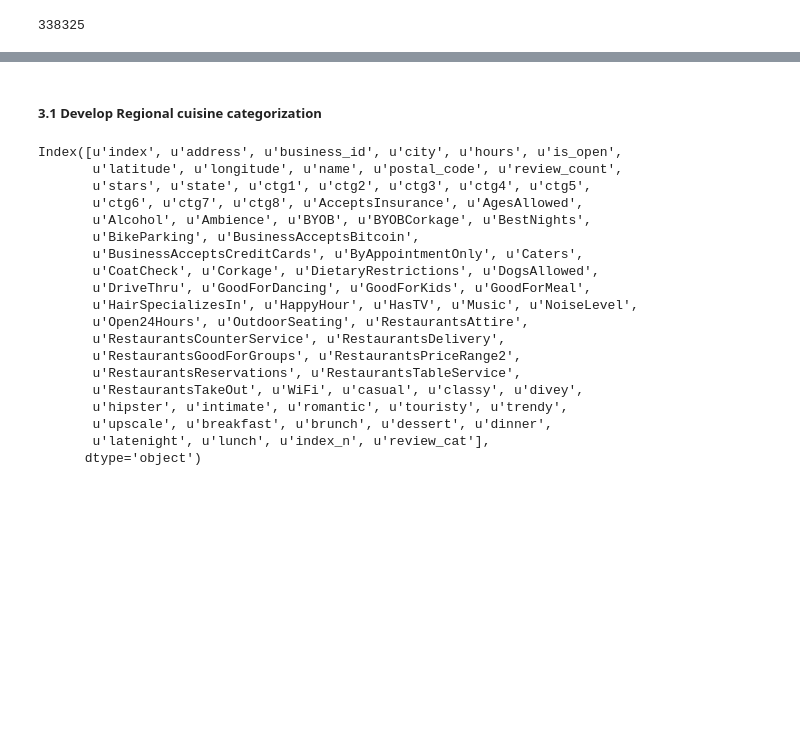
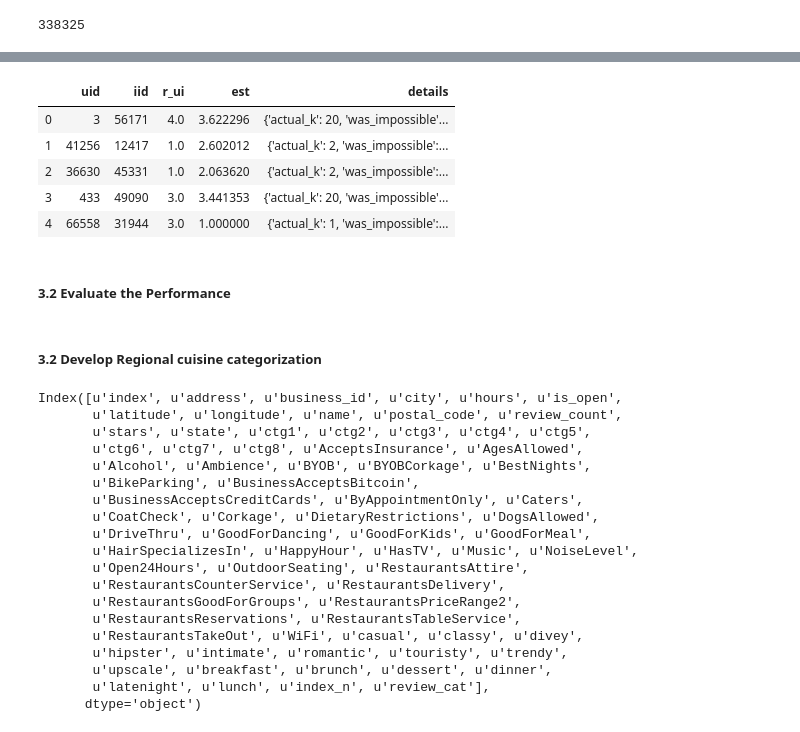
Before and after one commit to talham/CUNY, a Jupyter notebook: Data612/FinalProject/Yelp_analysis.ipynb, the cells around one changed output, grey strips where cells are left out. Saved outputs shown, nothing was run; the diff lists cells and outputs as text; code cells hidden in the pictures; blank space fills up the shorter version.

```diff
--- a/Data612/FinalProject/Yelp_analysis.ipynb
+++ b/Data612/FinalProject/Yelp_analysis.ipynb
@@ -715,0 +824,2 @@ len(rest_test)
+# %%
+algo_baseline=KNNBaseline(k=20,sim_options=sim_options)
@@ -715,0 +834,15 @@ len(rest_test)
+# %%
+pred_baseline=algo_baseline.test(rest_test)
+# %%
+pred_baseline_df=pd.DataFrame(pred_baseline)
+# %%
+pred_baseline_df.head()
+# %% [output]
+|  | uid | iid | r_ui | est | details |
+| 0 | 3 | 56171 | 4.0 | 3.622296 | {'actual_k': 20, 'was_impossible'... |
+| 1 | 41256 | 12417 | 1.0 | 2.602012 | {'actual_k': 2, 'was_impossible':... |
+| 2 | 36630 | 45331 | 1.0 | 2.063620 | {'actual_k': 2, 'was_impossible':... |
+| 3 | 433 | 49090 | 3.0 | 3.441353 | {'actual_k': 20, 'was_impossible'... |
+| 4 | 66558 | 31944 | 3.0 | 1.000000 | {'actual_k': 1, 'was_impossible':... |
+# %% [markdown]
+##### 3.2 Evaluate the Performance
@@ -716,5 +861,5 @@ len(rest_test)
 # %% [markdown]
-##### 3.1 Develop Regional cuisine categorization
+##### 3.2 Develop Regional cuisine categorization
 # %%
 az_data_sel_hc.columns
 # %% [output]
```
Also changed, not shown: parts of 81 cells of this notebook, 1 other file.
